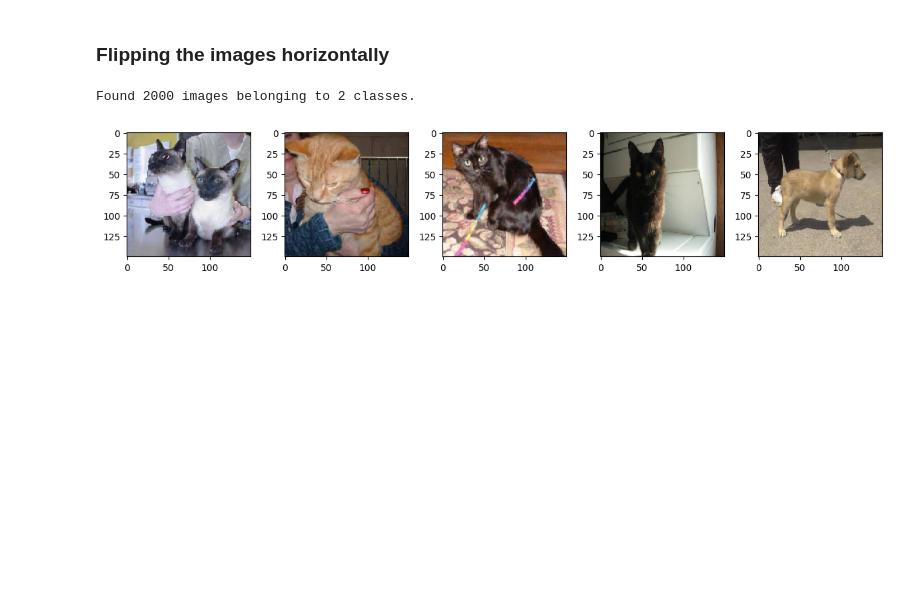
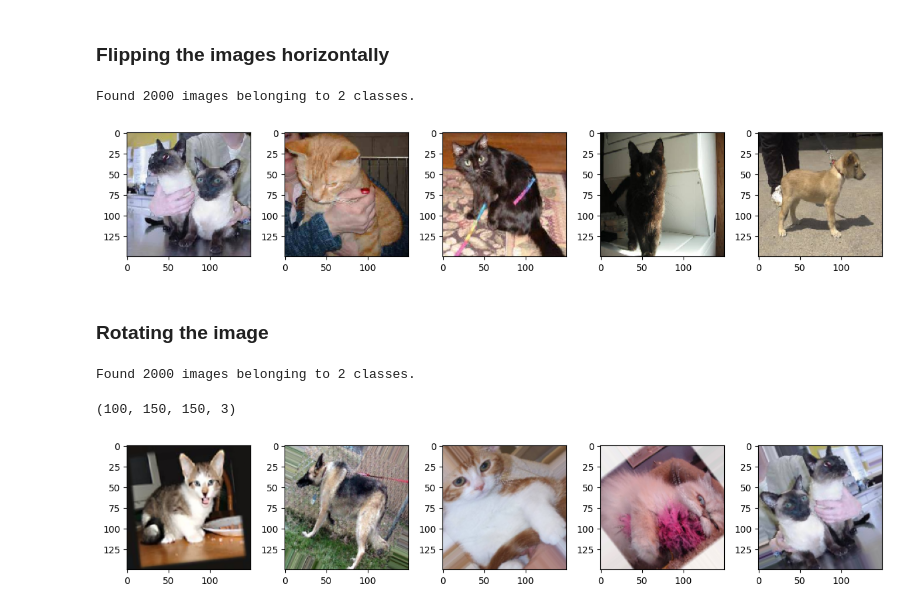
Before and after one commit to Mach-web/Machine_learning, a Jupyter notebook: Image_recognition/dogs_vs_cats_with_augmentation.ipynb, the cells around one changed output. Saved outputs shown, nothing was run; the diff lists cells and outputs as text; code cells hidden in the pictures; blank space fills up the shorter version.

Commit message:
Rotate the images

```diff
--- a/Image_recognition/dogs_vs_cats_with_augmentation.ipynb
+++ b/Image_recognition/dogs_vs_cats_with_augmentation.ipynb
@@ -92,3 +92,24 @@ Found 2000 images belonging to 2 classes.
 plot_images([train_data_gen[0][0][i] for i in range(5)])
 # %% [output]
 [figure]
+# %% [markdown]
+### Rotating the image
+# %%
+image_gen =  ImageDataGenerator(rescale = 1./255, rotation_range = 45)
+
+train_data_gen = image_gen.flow_from_directory(batch_size = BATCH_SIZE,
+                                               directory = train_dir,
+                                               shuffle = True,
+                                               target_size = (IMG_SHAPE, IMG_SHAPE)
+                                              )
+# %% [output]
+Found 2000 images belonging to 2 classes.
+# %%
+sample_images = next(train_data_gen)
+sample_images[0].shape
+# %% [output]
+(100, 150, 150, 3)
+# %%
+plot_images(sample_images[0][:5])
+# %% [output]
+[figure, added]
```
